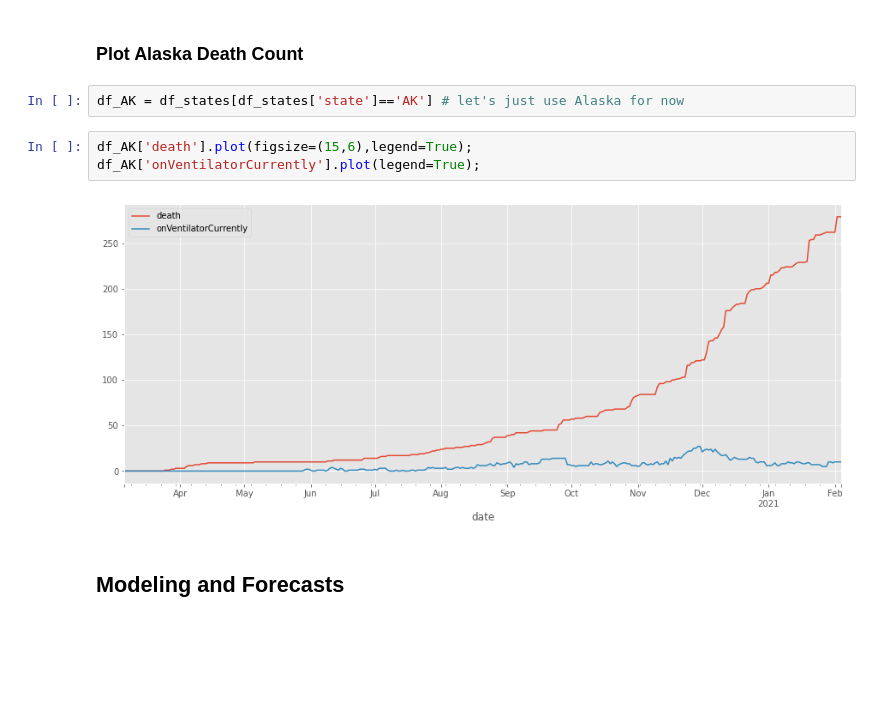
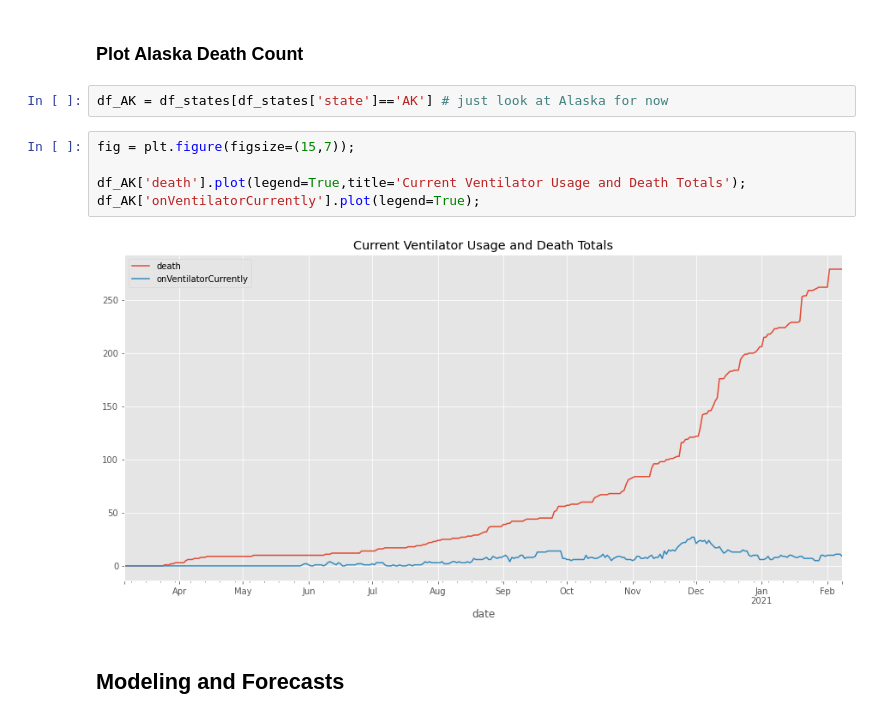
Before and after one commit to JosephDenney/Covid_Analysis, a Jupyter notebook: Covid_Notebook.ipynb, the cells around one changed output. Cells and saved outputs as stored; diff of their text form; blank space fills up the shorter version.

```diff
--- a/Covid_Notebook.ipynb
+++ b/Covid_Notebook.ipynb
@@ -144,12 +221,14 @@ for state in state_postal:
 # %% [markdown]
 ### Plot Alaska Death Count
 # %%
-df_AK = df_states[df_states['state']=='AK'] # let's just use Alaska for now
+df_AK = df_states[df_states['state']=='AK'] # just look at Alaska for now
 # %%
-df_AK['death'].plot(figsize=(15,6),legend=True);
+fig = plt.figure(figsize=(15,7));
+
+df_AK['death'].plot(legend=True,title='Current Ventilator Usage and Death Totals');
 df_AK['onVentilatorCurrently'].plot(legend=True);
 # %% [output]
-[figure, old version]
+[figure, new version]
 # %% [markdown]
 ## Modeling and Forecasts
 # %% [markdown]
```
Also changed, not shown: parts of 73 cells of this notebook, 1 other file.
